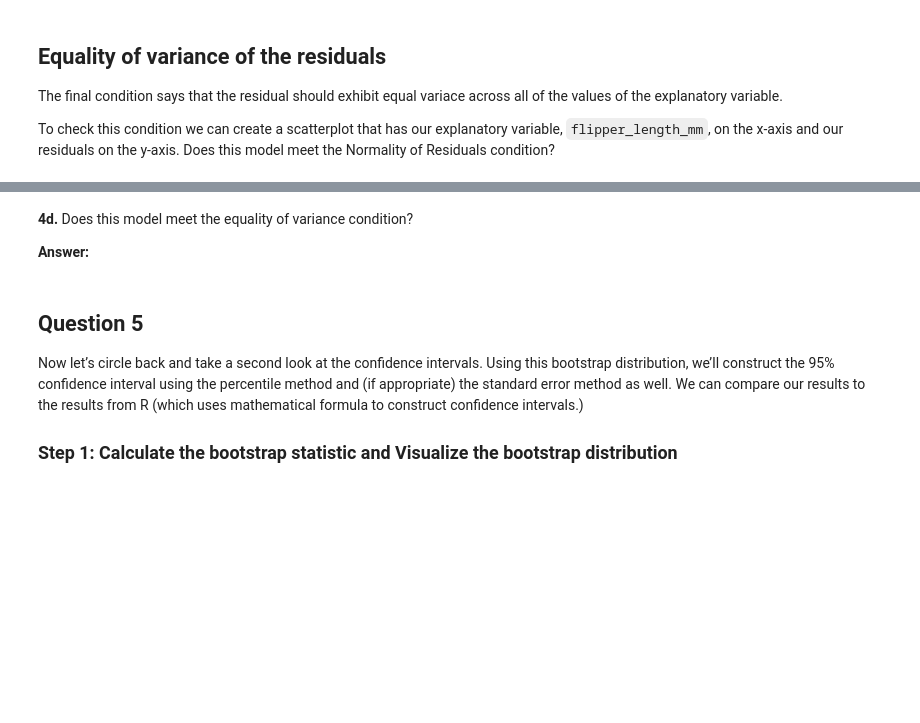
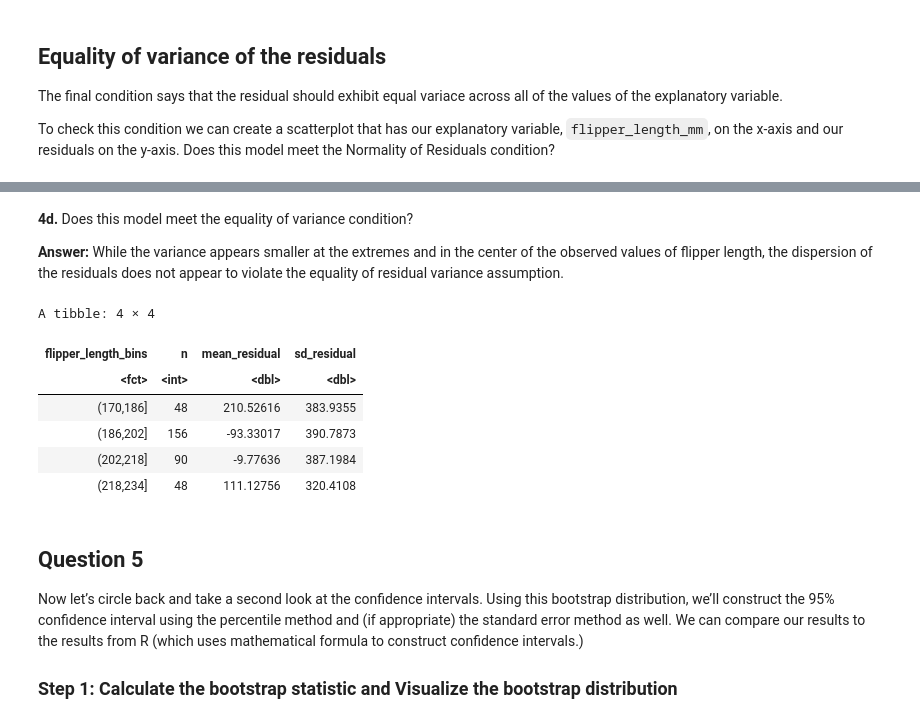
Before and after one commit to UNC-DATA-730/unit-10-assignment-samussiah, a Jupyter notebook: assignment10.ipynb, the cells around one changed output, grey strips where cells are left out. Drawn from its saved outputs; the diff is of its cells as text; code cells hidden in the pictures; blank space fills up the shorter version.

```diff
--- a/assignment10.ipynb
+++ b/assignment10.ipynb
@@ -255,7 +273,32 @@ regression_points |>
 # %% [markdown]
 **4d.** Does this model meet the equality of variance condition?
 
-**Answer:**
+**Answer:** While the variance appears smaller at the extremes and in the center of the observed values of flipper length, the dispersion of the residuals does not appear to violate the equality of residual variance assumption.
+# %%
+regression_points |>
+    mutate(
+        flipper_length_bins = cut(
+            flipper_length_mm,
+            breaks = seq(170, 234, by = 16)
+        )
+    ) |>
+    group_by(
+        flipper_length_bins
+    ) |>
+    summarise(
+        n = n(),
+        mean_residual = mean(.resid),
+        sd_residual = sd(.resid)
+    ) |>
+    ungroup()
+# %% [output]
+A tibble: 4 × 4
+| flipper_length_bins | n | mean_residual | sd_residual |
+| <fct> | <int> | <dbl> | <dbl> |
+| (170,186] | 48 | 210.52616 | 383.9355 |
+| (186,202] | 156 | -93.33017 | 390.7873 |
+| (202,218] | 90 | -9.77636 | 387.1984 |
+| (218,234] | 48 | 111.12756 | 320.4108 |
 # %% [markdown]
 ## Question 5
 
```
Also changed, not shown: parts of 23 cells of this notebook.
